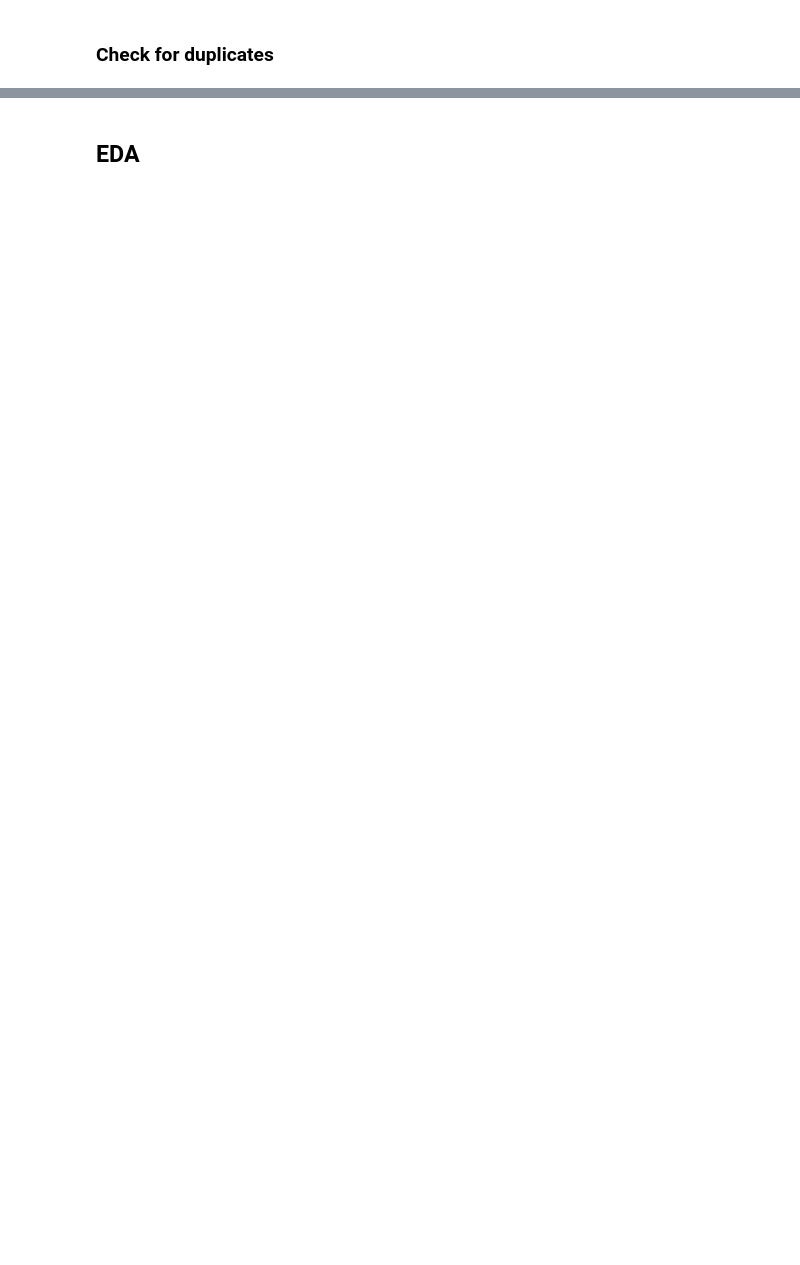
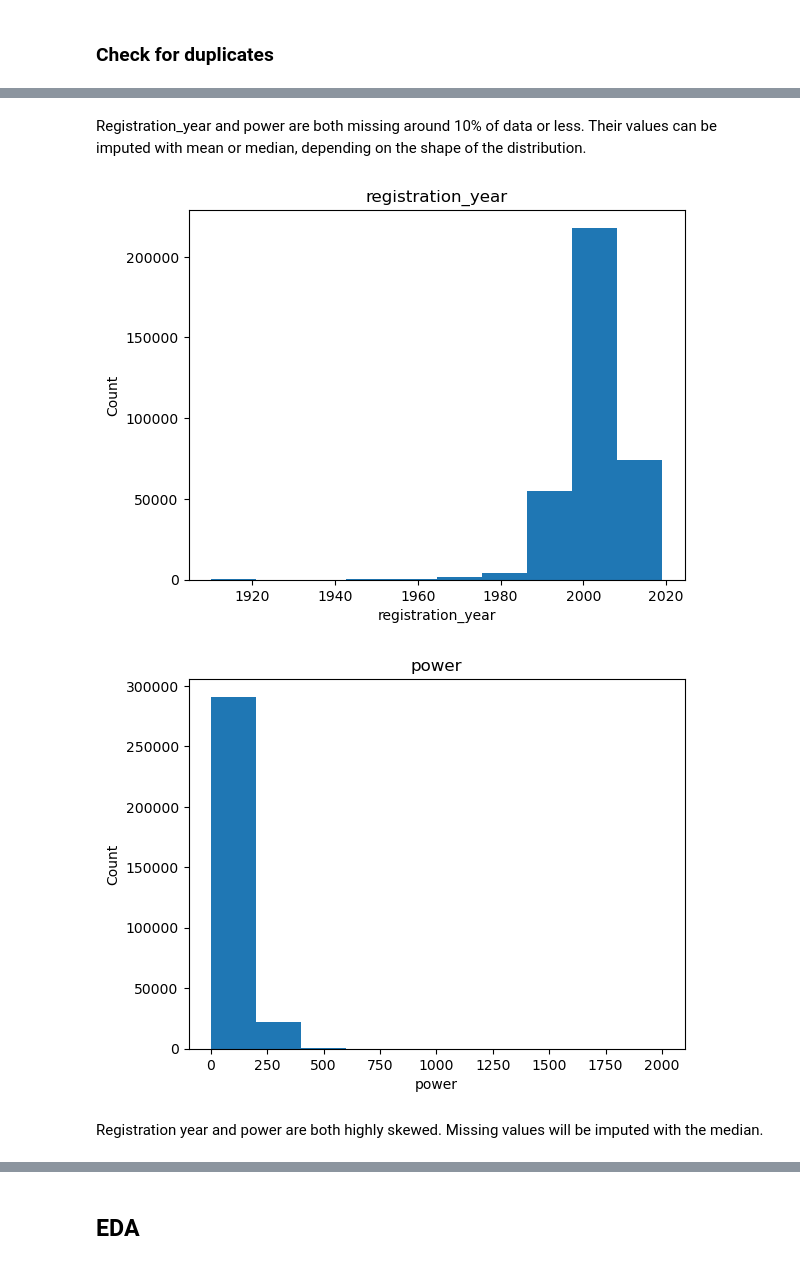
Before and after one commit to kellyshreeve/predicting-used-car-price, a Jupyter notebook: car_price_analysis.ipynb, the cells around one changed output, grey strips where cells are left out. Saved outputs shown, nothing was run; the diff lists cells and outputs as text; code cells hidden in the pictures; blank space fills up the shorter version.

Commit message:
prepare data

```diff
--- a/car_price_analysis.ipynb
+++ b/car_price_analysis.ipynb
@@ -65,0 +293,15 @@ There are 354369 rows and 16 columns in the dataset. Some columns have missing v
+# %%
+# Replace registrations years < 1900 and > 2023 with nan
+def reg_year_bound(x):
+    if x < 1900:
+        return np.nan
+    elif x > 2023:
+        return np.nan
+    else:
+        return x
+
+# apply year function
+cars['registration_year'] = cars['registration_year'].apply(reg_year_bound)
+
+print('Updated registration_year statistics')
+print(cars['registration_year'].describe().round(2))
@@ -65,0 +343,15 @@ There are 354369 rows and 16 columns in the dataset. Some columns have missing v
+# %%
+# Replace power below 1 and above 2200 with nan
+def power_bound(x):
+    if x < 1:
+        return np.nan
+    elif x > 2000:
+        return np.nan
+    else:
+        return x
+
+# apply function
+cars['power'] = cars['power'].apply(power_bound)
+
+print('Updated power statistics:')
+cars['power'].describe()
@@ -65,0 +393,17 @@ There are 354369 rows and 16 columns in the dataset. Some columns have missing v
+# %% [markdown]
+Registration_year and power are both missing around 10% of data or less. Their values can be imputed with mean or median, depending on the shape of the distribution.
+# %%
+# Display histograms for registration_year and power
+cols_missing = ['registration_year', 'power']
+
+for col in cols_missing:
+    plt.hist(cars[col])
+    plt.title(f'{col}')
+    plt.ylabel('Count')
+    plt.xlabel(f'{col}')
+    plt.show()
+# %% [output]
+[figure, added]
+[figure, added]
+# %% [markdown]
+Registration year and power are both highly skewed. Missing values will be imputed with the median.
```
Also changed, not shown: parts of 43 cells of this notebook.
